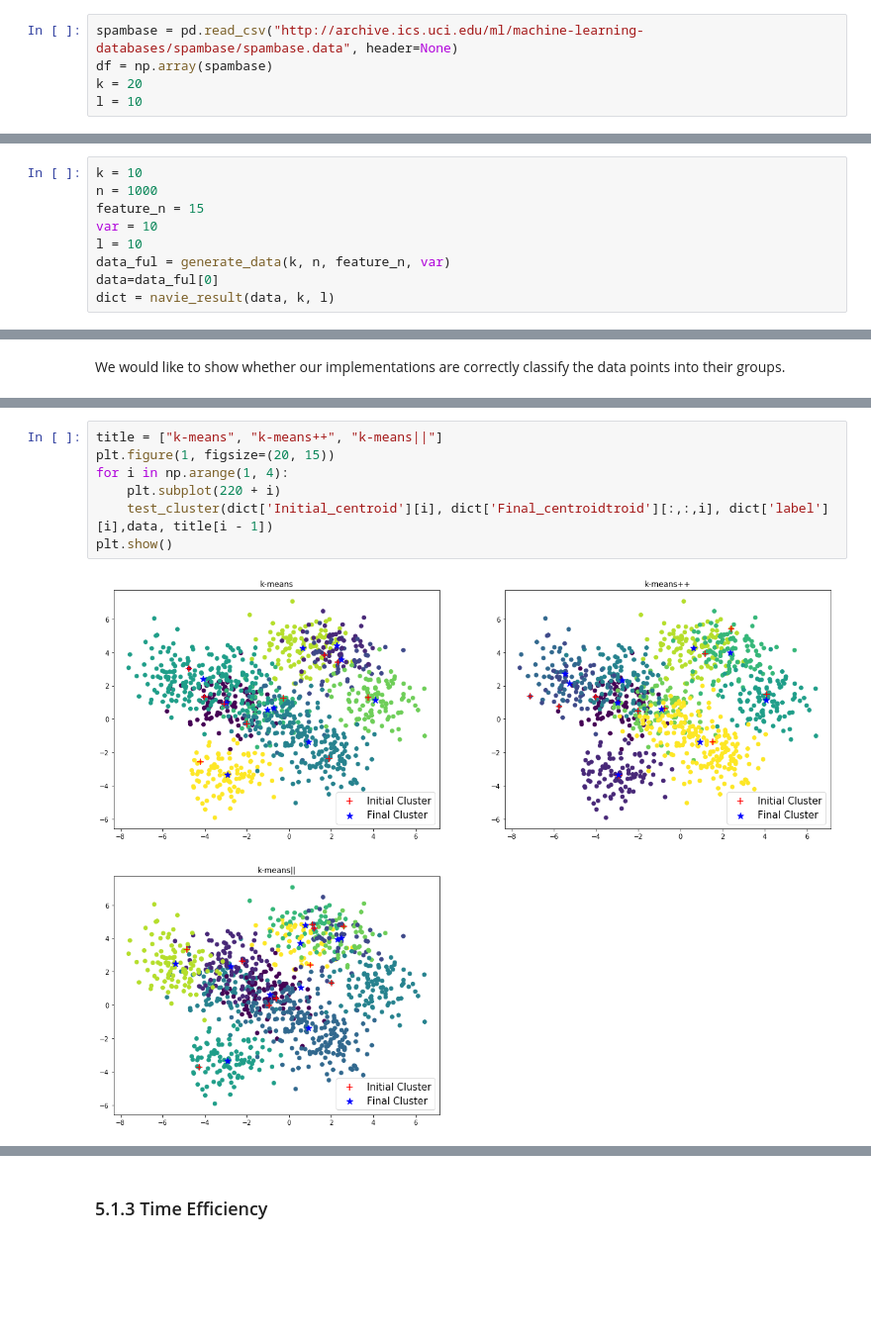
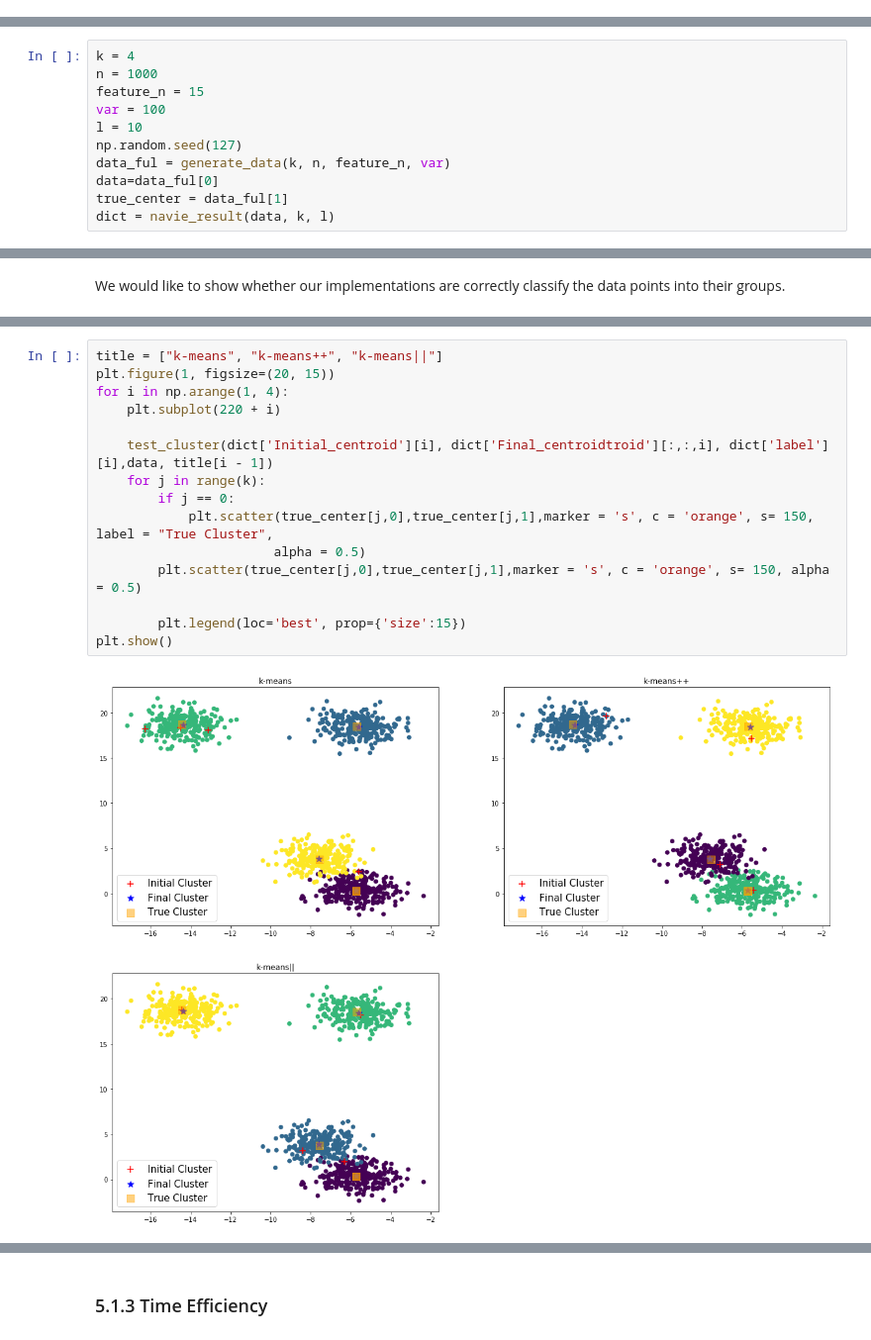
Before and after one commit to yumegaaru/Scalable_Kmeans, a Jupyter notebook: Kmeans.ipynb, the cells around one changed output, grey strips where cells are left out. Shown at 99% size. Cells and saved outputs as stored; diff of their text form; blank space fills up the shorter version.

Commit message:
add testing and plots and more

```diff
--- a/Kmeans.ipynb
+++ b/Kmeans.ipynb
@@ -1000,8 +1000,3 @@ def kmeans_II_p(data, k, l):
     centers = cdist_kmeans_pp(C, k, weights)
 
     return centers
-# %%
-spambase = pd.read_csv("http://archive.ics.uci.edu/ml/machine-learning-databases/spambase/spambase.data", header=None)
-df = np.array(spambase)
-k = 20
-l = 10
@@ -1092,12 +1086,14 @@ def navie_result(data, k, l):
 
     return {"Initial_centroid":initial_centroid, "label":label, "Final_centroidtroid" :final_centroid }
 # %%
-k = 10
+k = 4
 n = 1000
 feature_n = 15
-var = 10
+var = 100
 l = 10
+np.random.seed(127)
 data_ful = generate_data(k, n, feature_n, var)
 data=data_ful[0]
+true_center = data_ful[1]
 dict = navie_result(data, k, l)
 # %% [output]
@@ -1124,9 +1120,17 @@ def test_cluster(ini_cen, fin_cen, label, data, title):
 # %%
 title = ["k-means", "k-means++", "k-means||"]
 plt.figure(1, figsize=(20, 15))
 for i in np.arange(1, 4):
     plt.subplot(220 + i)
+
     test_cluster(dict['Initial_centroid'][i], dict['Final_centroidtroid'][:,:,i], dict['label'][i],data, title[i - 1])
+    for j in range(k):
+        if j == 0:
+            plt.scatter(true_center[j,0],true_center[j,1],marker = 's', c = 'orange', s= 150, label = "True Cluster",
+                       alpha = 0.5)
+        plt.scatter(true_center[j,0],true_center[j,1],marker = 's', c = 'orange', s= 150, alpha = 0.5)
+
+        plt.legend(loc='best', prop={'size':15})
 plt.show()
 # %% [output]
-[figure, old version]
+[figure, new version]
```
Also changed, not shown: parts of 37 cells of this notebook.
